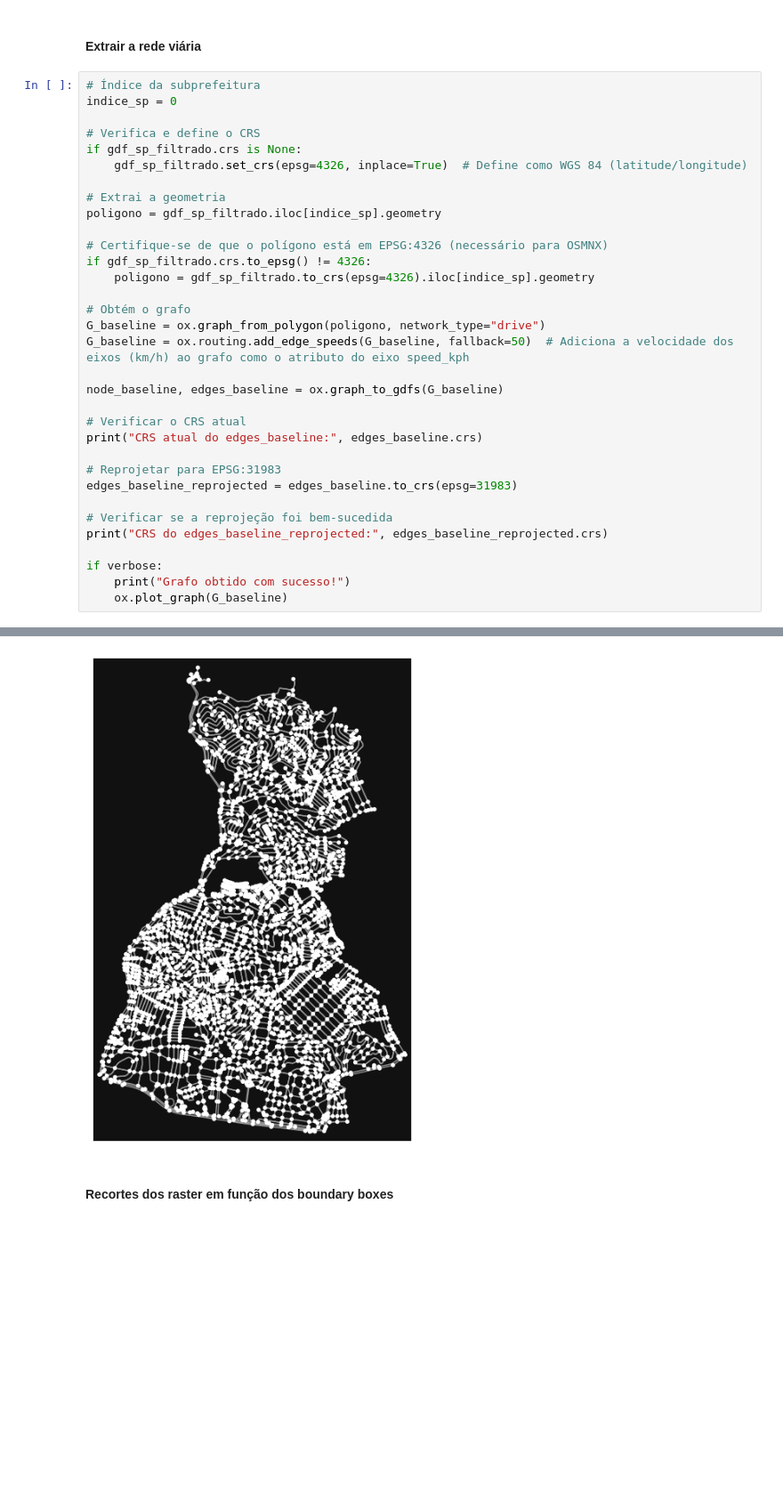
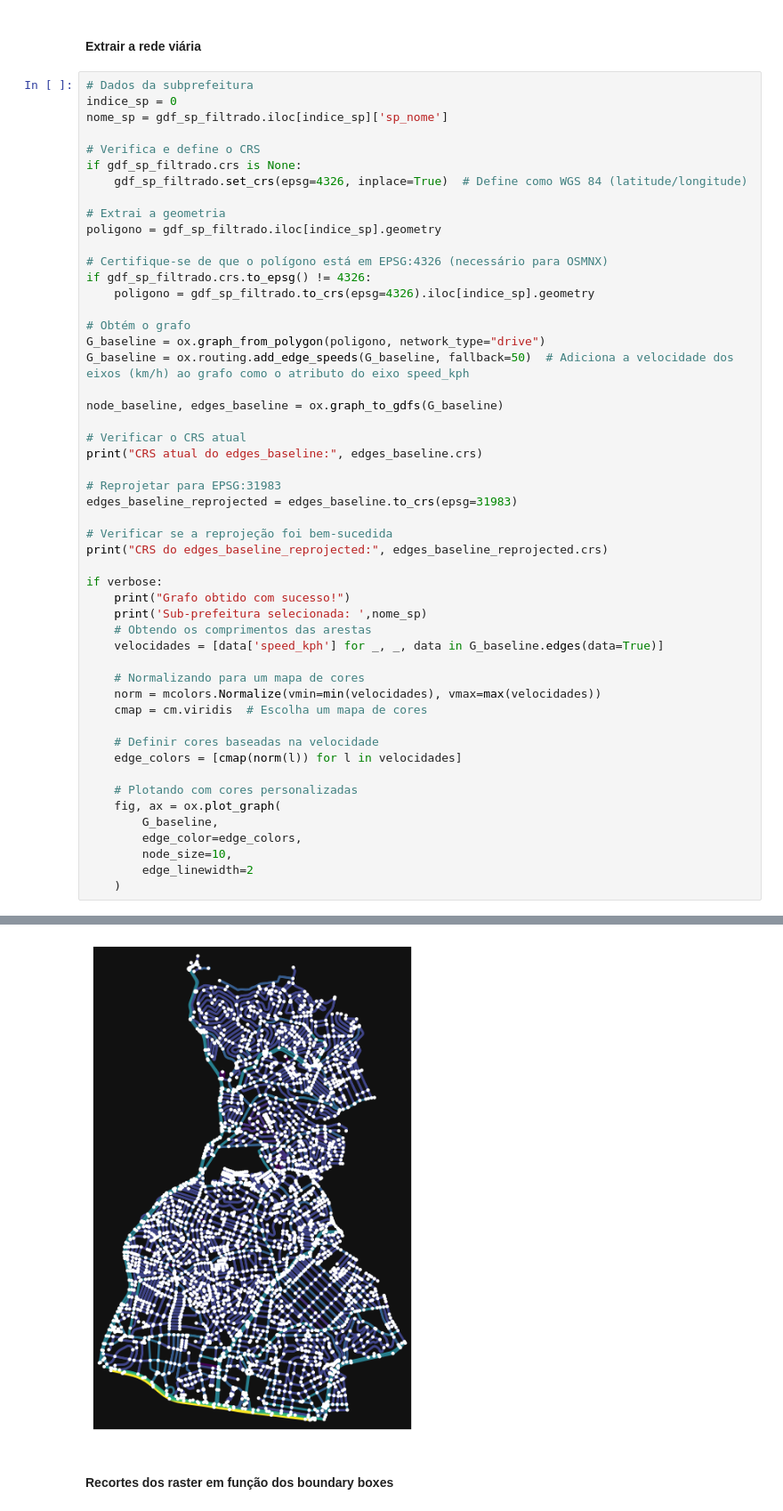
Before and after one commit to marcelof314/SP_urban_flooding, a Jupyter notebook: 13 Large Data Processing.ipynb, the cells around one changed output, grey strips where cells are left out. Shown at 89% size. Drawn from its saved outputs; the diff is of its cells as text; blank space fills up the shorter version.

Commit message:
Quase pronto para iniciar a simulação

```diff
--- a/13 Large Data Processing.ipynb
+++ b/13 Large Data Processing.ipynb
@@ -151,8 +168,9 @@ print(centroid_counts)
 # %% [markdown]
 #### Extrair a rede viária
 # %%
-# Índice da subprefeitura
+# Dados da subprefeitura
 indice_sp = 0
+nome_sp = gdf_sp_filtrado.iloc[indice_sp]['sp_nome']
 
 # Verifica e define o CRS
 if gdf_sp_filtrado.crs is None:
@@ -182,7 +200,24 @@ print("CRS do edges_baseline_reprojected:", edges_baseline_reprojected.crs)
 
 if verbose:
     print("Grafo obtido com sucesso!")
-    ox.plot_graph(G_baseline)
+    print('Sub-prefeitura selecionada: ',nome_sp)
+    # Obtendo os comprimentos das arestas
+    velocidades = [data['speed_kph'] for _, _, data in G_baseline.edges(data=True)]
+
+    # Normalizando para um mapa de cores
+    norm = mcolors.Normalize(vmin=min(velocidades), vmax=max(velocidades))
+    cmap = cm.viridis  # Escolha um mapa de cores
+
+    # Definir cores baseadas na velocidade
+    edge_colors = [cmap(norm(l)) for l in velocidades]
+
+    # Plotando com cores personalizadas
+    fig, ax = ox.plot_graph(
+        G_baseline,
+        edge_color=edge_colors,
+        node_size=10,
+        edge_linewidth=2
+    )
 # %% [output]
 CRS atual do edges_baseline: epsg:4326
 CRS do edges_baseline_reprojected: EPSG:31983
@@ -190,4 +226,4 @@ Grafo obtido com sucesso!
-[figure, old version]
+[figure, new version]
 # %% [markdown]
 #### Recortes dos raster em função dos boundary boxes
 # %%
```
Also changed, not shown: parts of 26 cells of this notebook, 9 other files.
